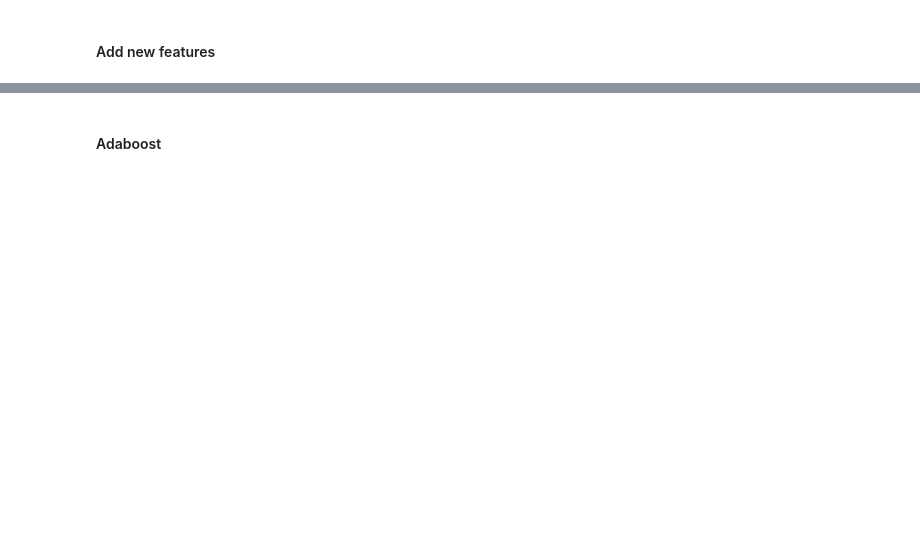
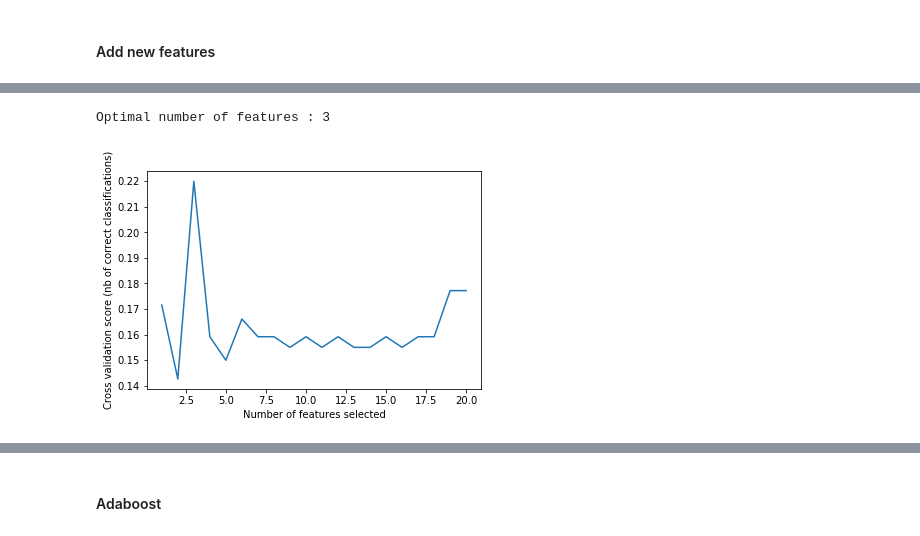
Before and after one commit to homagnibhatt/Udacity_Data_Analyat_Nanodegree_Projects, a Jupyter notebook: Project_6_Enron_Email_fraud/Udacity_P6_Enron_Email_fraud.ipynb, the cells around one changed output, grey strips where cells are left out. Saved outputs shown, nothing was run; the diff lists cells and outputs as text; code cells hidden in the pictures; blank space fills up the shorter version.

```diff
--- a/Project_6_Enron_Email_fraud/Udacity_P6_Enron_Email_fraud.ipynb
+++ b/Project_6_Enron_Email_fraud/Udacity_P6_Enron_Email_fraud.ipynb
@@ -509,0 +459,50 @@ The rest of the features are generic and do not have much discretionary value at
+# %%
+features_list = ['poi',
+                 'salary',
+                 'from_poi_to_this_person',
+                 'fraction_poi_emails',
+                 'from_this_person_to_poi',
+                 'to_messages',
+                 'deferral_payments',
+                 'total_payments',
+                 'exercised_stock_options',
+                 'bonus',
+                 'restricted_stock',
+                 'shared_receipt_with_poi',
+                 'restricted_stock_deferred',
+                 'total_stock_value',
+                 'expenses',
+                 'loan_advances',
+                 'from_messages',
+                 'other',
+                 'director_fees',
+                 'deferred_income',
+                 'long_term_incentive']
+
+data = featureFormat(data_dict, features_list)
+labels, features = targetFeatureSplit(data)
+
+# split data into training and testing
+features_train, features_test, labels_train, labels_test = train_test_split(
+    features, labels, test_size = 0.4, random_state = 42)
+
+X, y = (features_train, labels_train)
+
+# Create the RFE object and compute a cross-validated score.
+DTC = DecisionTreeClassifier()
+
+rfecv = RFECV(estimator=DTC, step=1, cv=StratifiedKFold(2),
+              scoring = 'average_precision')
+rfecv.fit(X, y)
+
+print("Optimal number of features : %d" % rfecv.n_features_)
+
+# Plot number of features VS. cross-validation scores
+plt.figure()
+plt.xlabel("Number of features selected")
+plt.ylabel("Cross validation score (nb of correct classifications)")
+plt.plot(range(1, len(rfecv.grid_scores_) + 1), rfecv.grid_scores_)
+plt.show()
+# %% [output]
+Optimal number of features : 3
+[figure, added]
```
Also changed, not shown: parts of 15 cells of this notebook.
